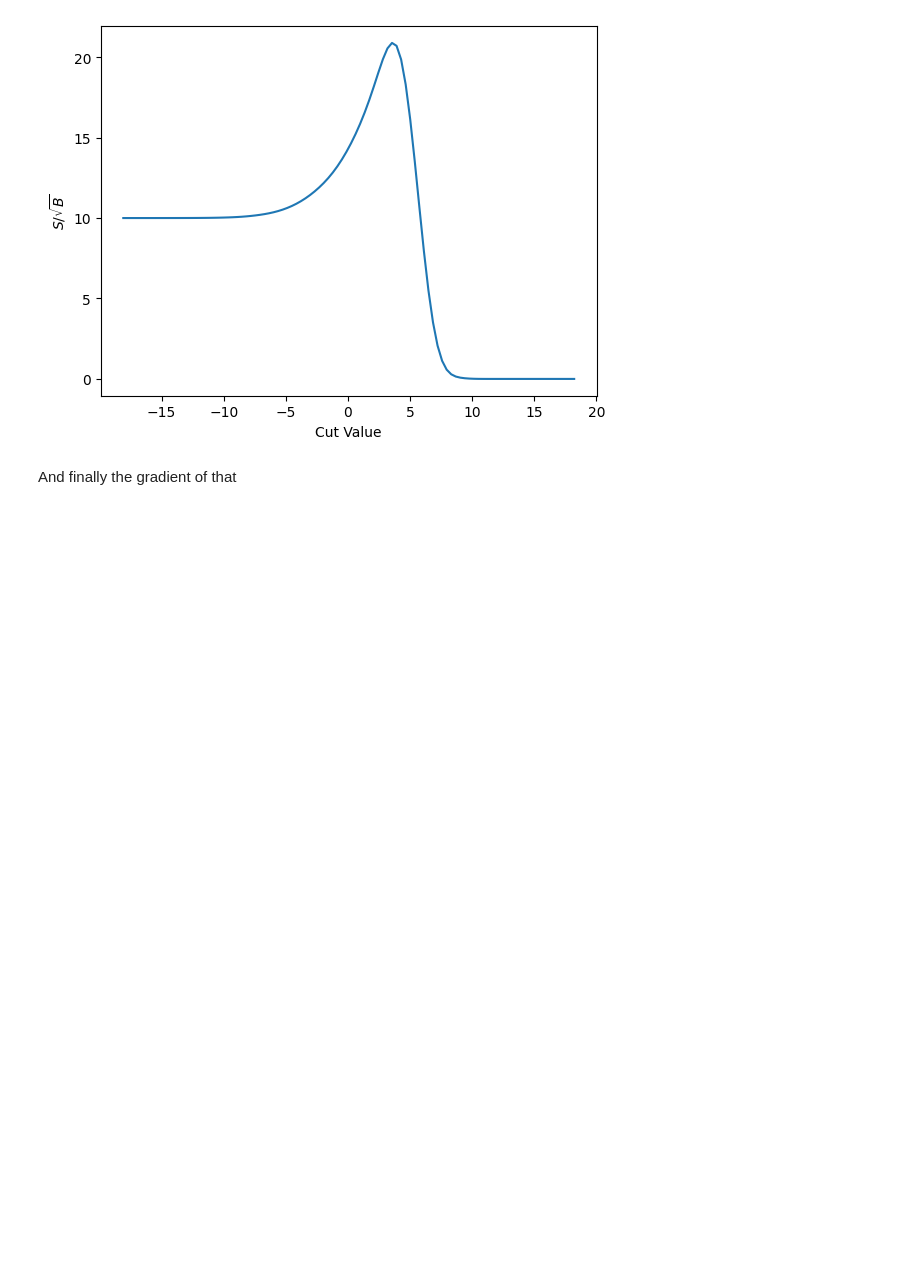
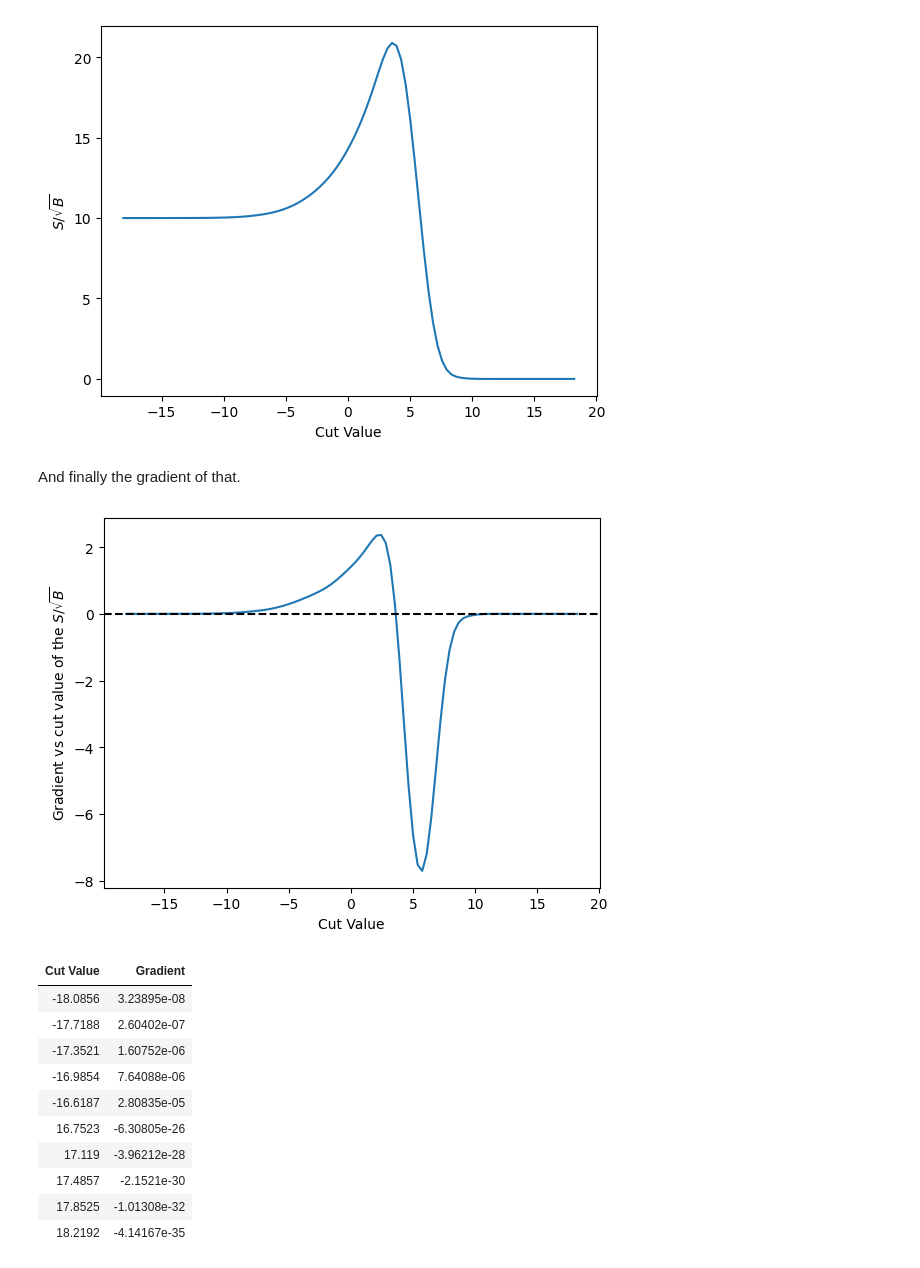
Before and after one commit to gordonwatts/diff-prog-intro, a Jupyter notebook: book/different_cut_emulations.ipynb, the cells around one changed output. Drawn from its saved outputs; the diff is of its cells as text; code cells hidden in the pictures; blank space fills up the shorter version.

```diff
--- a/book/different_cut_emulations.ipynb
+++ b/book/different_cut_emulations.ipynb
@@ -73,4 +75,39 @@ plot_s_sqrt_b(cut_erf)
 # %% [output]
 [figure]
 # %% [markdown]
-And finally the gradient of that
+And finally the gradient of that.
+# %%
+def plot_grad(f):
+    def calc_by_c(c):
+        return sig_sqrt_b(ft.partial(f, c), data_sig_j, data_back_j)
+
+    g = jax.grad(calc_by_c)
+
+    plt.plot(x_values, np.array([g(c) for c in x_values]))
+    plt.xlabel('Cut Value')
+    plt.ylabel(r'Gradient vs cut value of the $S/\sqrt{B}$')
+
+    # And show a line where the zero is
+    plt.axhline(0.0, color='black', linestyle='dashed')
+
+    plt.show()
+
+    # Finally, print out the last 5 and the first 5 items
+    x_values_ends = list(x_values[0:5]) + list(x_values[-5:])
+    g_values = [[c, float(g(c))] for c in x_values_ends]
+    return tabulate.tabulate(g_values, headers=['Cut Value', 'Gradient'], tablefmt='html')
+
+plot_grad(cut_erf)
+# %% [output]
+[figure, added]
+| Cut Value | Gradient |
+| -18.0856 | 3.23895e-08 |
+| -17.7188 | 2.60402e-07 |
+| -17.3521 | 1.60752e-06 |
+| -16.9854 | 7.64088e-06 |
+| -16.6187 | 2.80835e-05 |
+| 16.7523 | -6.30805e-26 |
+| 17.119 | -3.96212e-28 |
+| 17.4857 | -2.1521e-30 |
+| 17.8525 | -1.01308e-32 |
+| 18.2192 | -4.14167e-35 |
```
Also changed, not shown: parts of 14 cells of this notebook, 1 other file.
